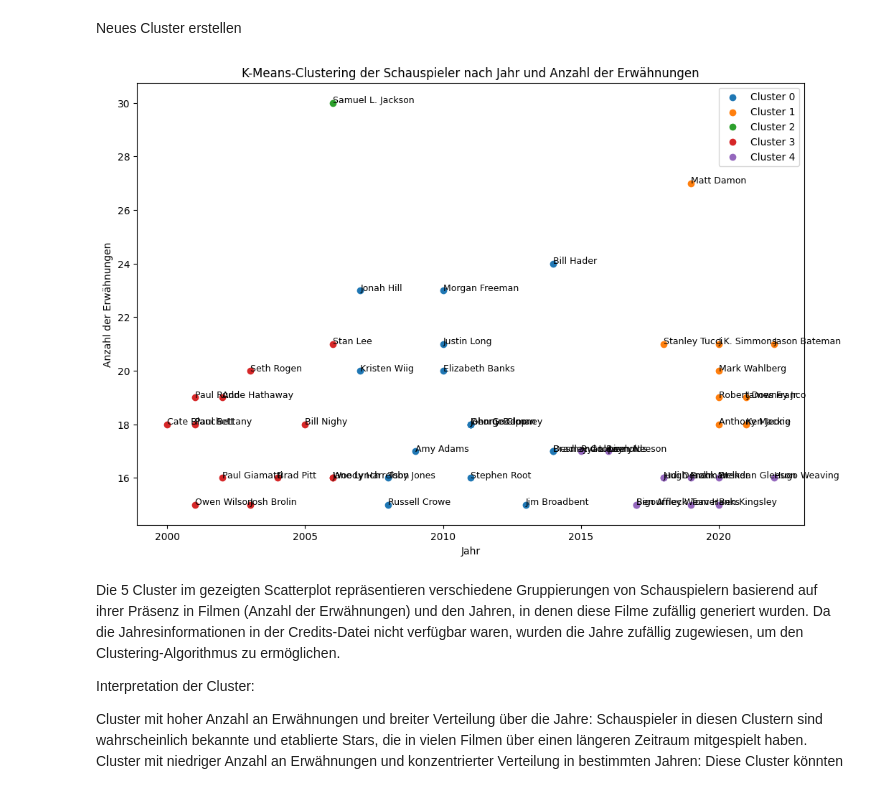
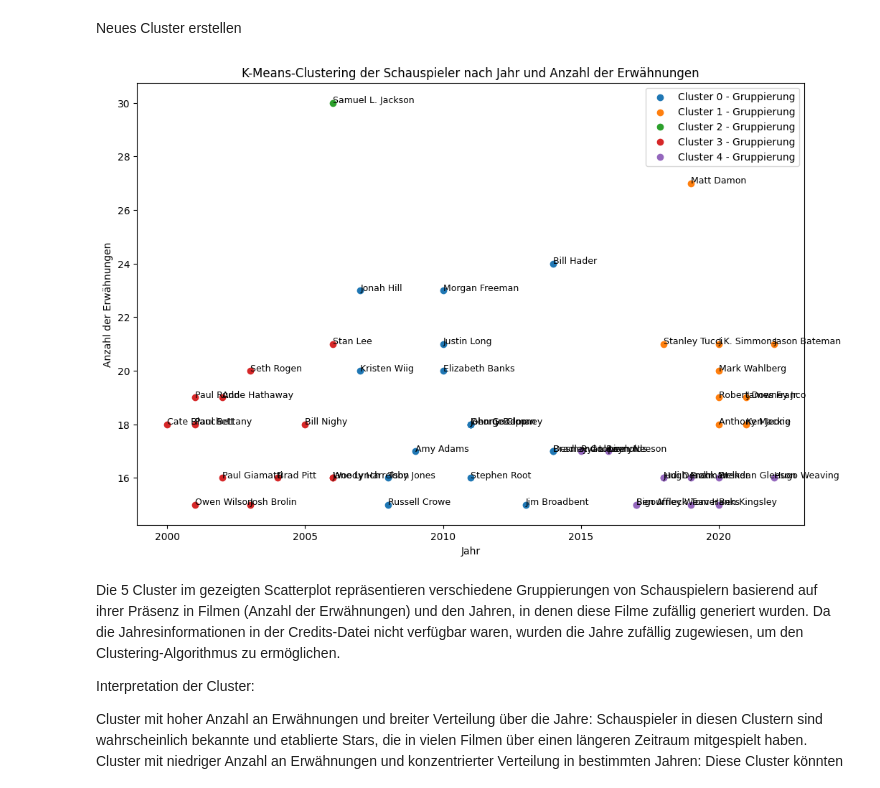
Before and after one commit to ZekeHerbert/IMBD-Projekt, a Jupyter notebook: ProjektIMDB.ipynb, the cells around one changed output. Saved outputs shown, nothing was run; the diff lists cells and outputs as text; code cells hidden in the pictures.

```diff
--- a/ProjektIMDB.ipynb
+++ b/ProjektIMDB.ipynb
@@ -88,0 +99,13 @@ RangeIndex(start=0, stop=4803, step=1)
+# %%
+# Liste der Top Ten Sprachen
+top_ten_languages = []
+for i in range(10):
+    language = grouped_df.iloc[i]['language_name']
+    count = grouped_df.iloc[i]['count']
+    top_ten_languages.append([language, count])
+
+# in Liste Konvertieren
+from tabulate import tabulate
+table = tabulate(top_ten_languages, headers=['Sprache', 'Anzahl'], tablefmt='pipe')
+
+print(table)
@@ -393,36 +409,36 @@ for cast in combined_df['cast']:
         actor_counter[actor['name']] += 1
 
 # Top 50 Schauspieler erwähnungen
 top_actors = actor_counter.most_common(50)
 
 # DataFrame Top Schauspieler
 actors, counts = zip(*top_actors)
 actor_df = pd.DataFrame({'actor': actors, 'count': counts})
 
 # Generiere zufällige Jahre für die Filme (da die Jahresinformationen in der Credits-Datei nicht verfügbar sind)
 np.random.seed(42)
 years = np.random.randint(2000, 2023, size=len(actor_df))
 actor_df['year'] = years
 
 #K-Means Clustering durch
 kmeans = KMeans(n_clusters=5, random_state=42)
 actor_df['cluster'] = kmeans.fit_predict(actor_df[['count', 'year']])
 
-# Zeichne die Cluster
+# Zeichne die Cluster mit angepassten Beschriftungen
 plt.figure(figsize=(12, 8))
 for cluster in range(5):
     clustered_data = actor_df[actor_df['cluster'] == cluster]
-    plt.scatter(clustered_data['year'], clustered_data['count'], label=f'Cluster {cluster}')
+    plt.scatter(clustered_data['year'], clustered_data['count'], label=f'Cluster {cluster} - Gruppierung')
     for i in range(len(clustered_data)):
         plt.text(clustered_data['year'].values[i], clustered_data['count'].values[i], clustered_data['actor'].values[i], fontsize=9)
 
 plt.xlabel('Jahr')
 plt.ylabel('Anzahl der Erwähnungen')
 plt.title('K-Means-Clustering der Schauspieler nach Jahr und Anzahl der Erwähnungen')
 plt.legend()
 plt.show()
 # %% [output]
-[figure, old version]
+[figure, new version]
 # %% [markdown]
 Die 5 Cluster im gezeigten Scatterplot repräsentieren verschiedene Gruppierungen von Schauspielern basierend auf ihrer Präsenz in Filmen (Anzahl der Erwähnungen) und den Jahren, in denen diese Filme zufällig generiert wurden. Da die Jahresinformationen in der Credits-Datei nicht verfügbar waren, wurden die Jahre zufällig zugewiesen, um den Clustering-Algorithmus zu ermöglichen.
 
```
Also changed, not shown: parts of 5 cells of this notebook.
